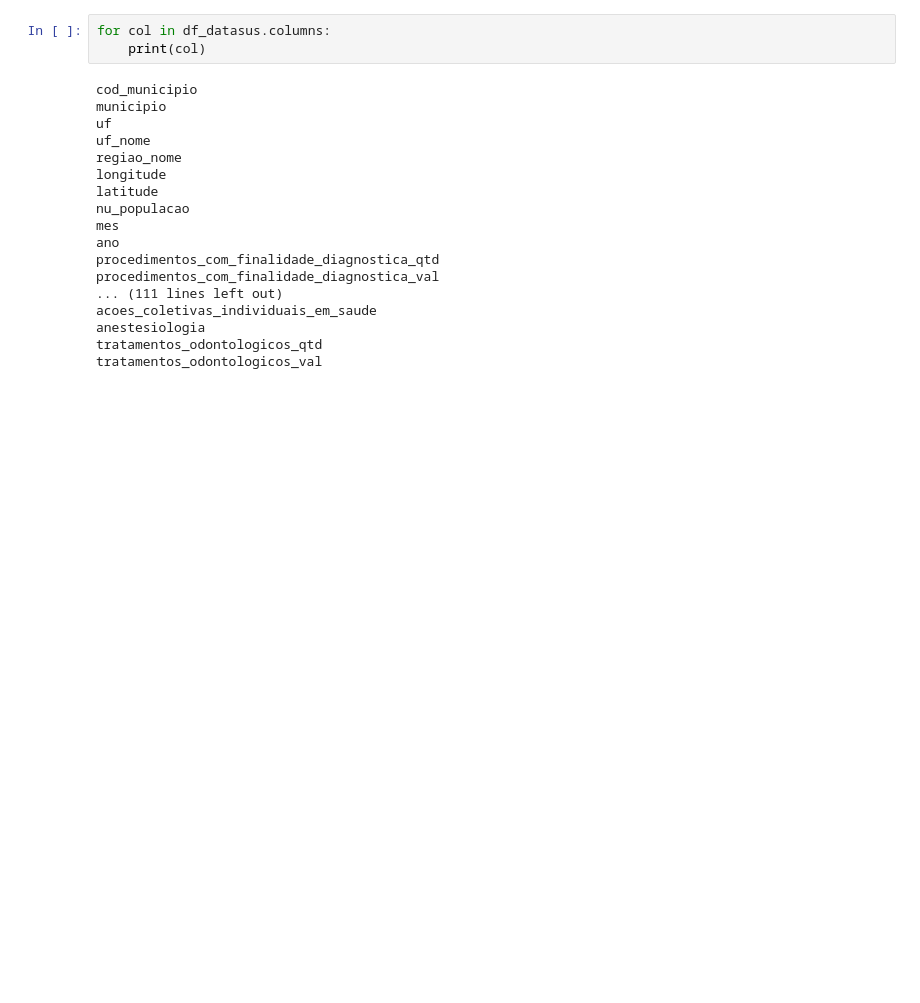
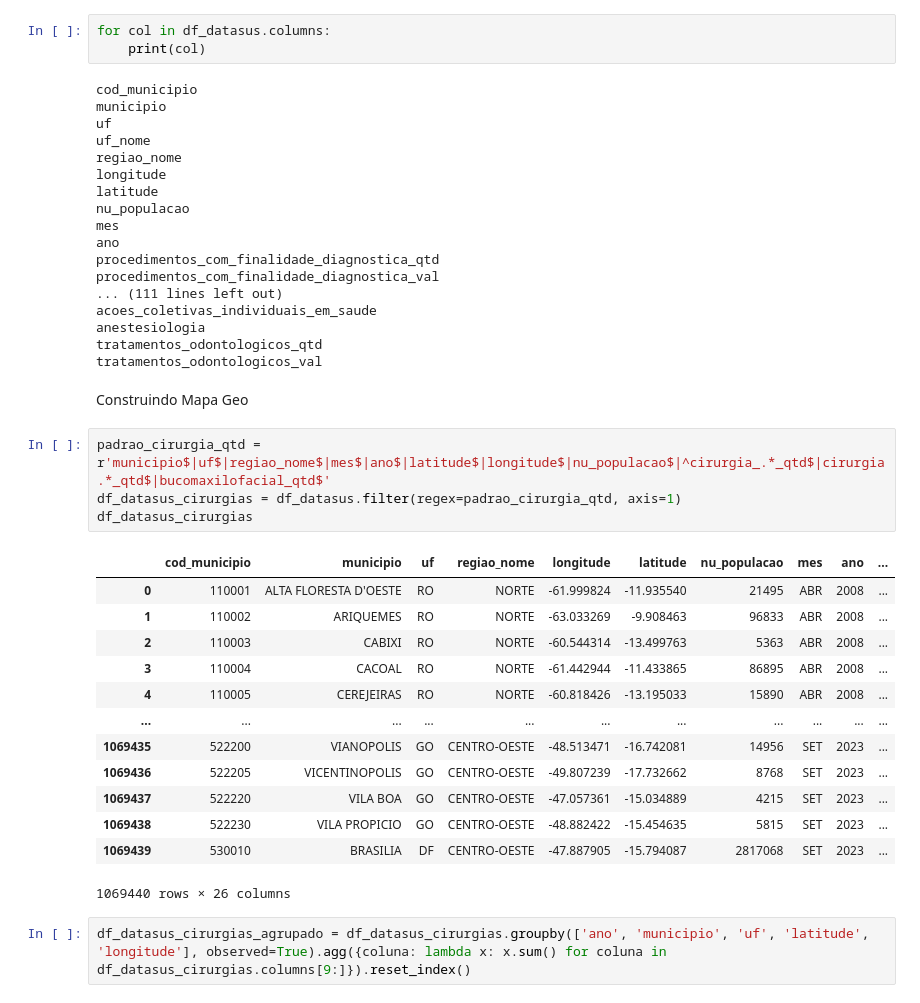
Before and after one commit to linocesar/desafio_ciencia_de_dados, a Jupyter notebook: datasus/notebooks/explorer.ipynb, the cells around one changed output. Saved outputs shown, nothing was run; the diff lists cells and outputs as text; blank space fills up the shorter version.

```diff
--- a/datasus/notebooks/explorer.ipynb
+++ b/datasus/notebooks/explorer.ipynb
@@ -403,3 +403,25 @@ acoes_coletivas_individuais_em_saude
 anestesiologia
 tratamentos_odontologicos_qtd
 tratamentos_odontologicos_val
+# %% [markdown]
+Construindo Mapa Geo
+# %%
+padrao_cirurgia_qtd = r'municipio$|uf$|regiao_nome$|mes$|ano$|latitude$|longitude$|nu_populacao$|^cirurgia_.*_qtd$|cirurgia.*_qtd$|bucomaxilofacial_qtd$'
+df_datasus_cirurgias = df_datasus.filter(regex=padrao_cirurgia_qtd, axis=1)
+df_datasus_cirurgias
+# %% [output]
+|  | cod_municipio | municipio | uf | regiao_nome | longitude | latitude | nu_populacao | mes | ano | ... |
+| 0 | 110001 | ALTA FLORESTA D'OESTE | RO | NORTE | -61.999824 | -11.935540 | 21495 | ABR | 2008 | ... |
+| 1 | 110002 | ARIQUEMES | RO | NORTE | -63.033269 | -9.908463 | 96833 | ABR | 2008 | ... |
+| 2 | 110003 | CABIXI | RO | NORTE | -60.544314 | -13.499763 | 5363 | ABR | 2008 | ... |
+| 3 | 110004 | CACOAL | RO | NORTE | -61.442944 | -11.433865 | 86895 | ABR | 2008 | ... |
+| 4 | 110005 | CEREJEIRAS | RO | NORTE | -60.818426 | -13.195033 | 15890 | ABR | 2008 | ... |
+| ... | ... | ... | ... | ... | ... | ... | ... | ... | ... | ... |
+| 1069435 | 522200 | VIANOPOLIS | GO | CENTRO-OESTE | -48.513471 | -16.742081 | 14956 | SET | 2023 | ... |
+| 1069436 | 522205 | VICENTINOPOLIS | GO | CENTRO-OESTE | -49.807239 | -17.732662 | 8768 | SET | 2023 | ... |
+| 1069437 | 522220 | VILA BOA | GO | CENTRO-OESTE | -47.057361 | -15.034889 | 4215 | SET | 2023 | ... |
+| 1069438 | 522230 | VILA PROPICIO | GO | CENTRO-OESTE | -48.882422 | -15.454635 | 5815 | SET | 2023 | ... |
+| 1069439 | 530010 | BRASILIA | DF | CENTRO-OESTE | -47.887905 | -15.794087 | 2817068 | SET | 2023 | ... |
+1069440 rows × 26 columns
+# %%
+df_datasus_cirurgias_agrupado = df_datasus_cirurgias.groupby(['ano', 'municipio', 'uf', 'latitude', 'longitude'], observed=True).agg({coluna: lambda x: x.sum() for coluna in df_datasus_cirurgias.columns[9:]}).reset_index()
```
Also changed, not shown: parts of 13 cells of this notebook, 5 other files.
